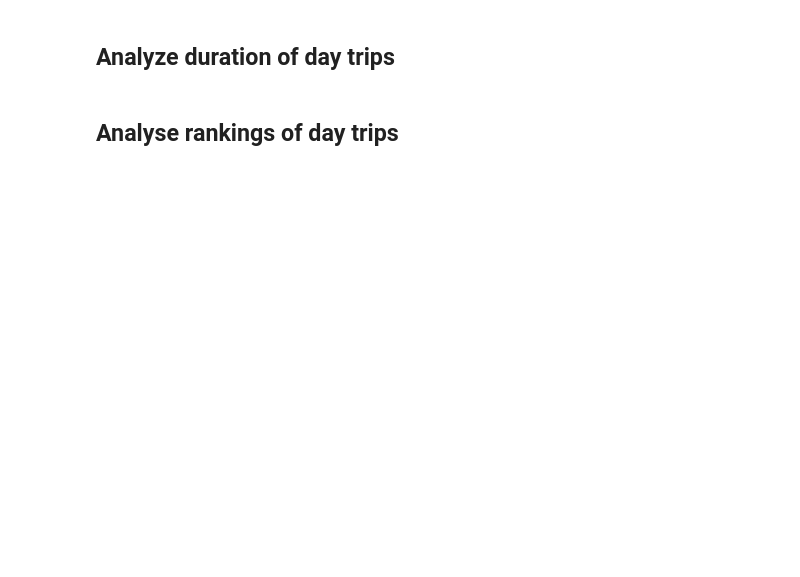
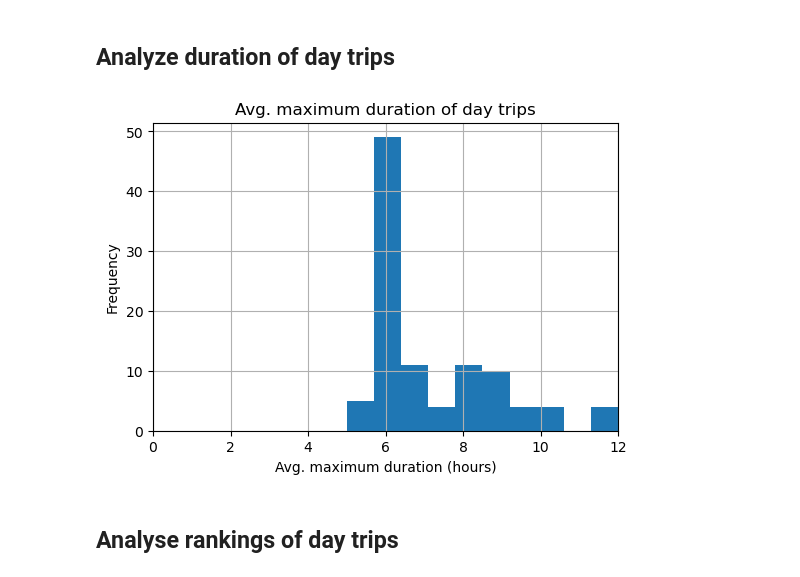
Before and after one commit to mario-gellrich-zhaw/spatial_data_analysis, a Jupyter notebook: 08_Python_Tripadvisor/tripadvisor_spatial.ipynb, the cells around one changed output. Cells and saved outputs as stored; diff of their text form; code cells hidden in the pictures; blank space fills up the shorter version.

```diff
--- a/08_Python_Tripadvisor/tripadvisor_spatial.ipynb
+++ b/08_Python_Tripadvisor/tripadvisor_spatial.ipynb
@@ -198,24 +317,26 @@ plt.show()
 # %%
 # Extract numbers from the string
 merged_df['max_duration'] = merged_df['duration_raw'].str.strip()
 merged_df['max_duration'] = merged_df['max_duration'].str.extractall(r'(\d+)').astype(int).groupby(level=0).max()
 
 # Pivot table to get the average duration for each trip
 pivot_table = merged_df.pivot_table(index='location',
                                     values='max_duration',
                                     aggfunc='mean').reset_index()
 
 sorted_pivot = pivot_table.sort_values(by='max_duration', ascending=False)
 
 # Histogram with average max. duration of trips
 plt.figure(figsize=(6, 4))
 plt.hist(pivot_table['max_duration'])
-plt.title('Max duration of trips')
-plt.xlabel('Max duration (hours)')
+plt.title('Avg. maximum duration of day trips')
+plt.xlabel('Avg. maximum duration (hours)')
 plt.ylabel('Frequency')
 plt.xlim(0, 12)
 plt.grid()
 plt.show()
+# %% [output]
+[figure, added]
 # %% [markdown]
 ## Analyse rankings of day trips
 # %%
```
Also changed, not shown: parts of 15 cells of this notebook, 1 other file.
